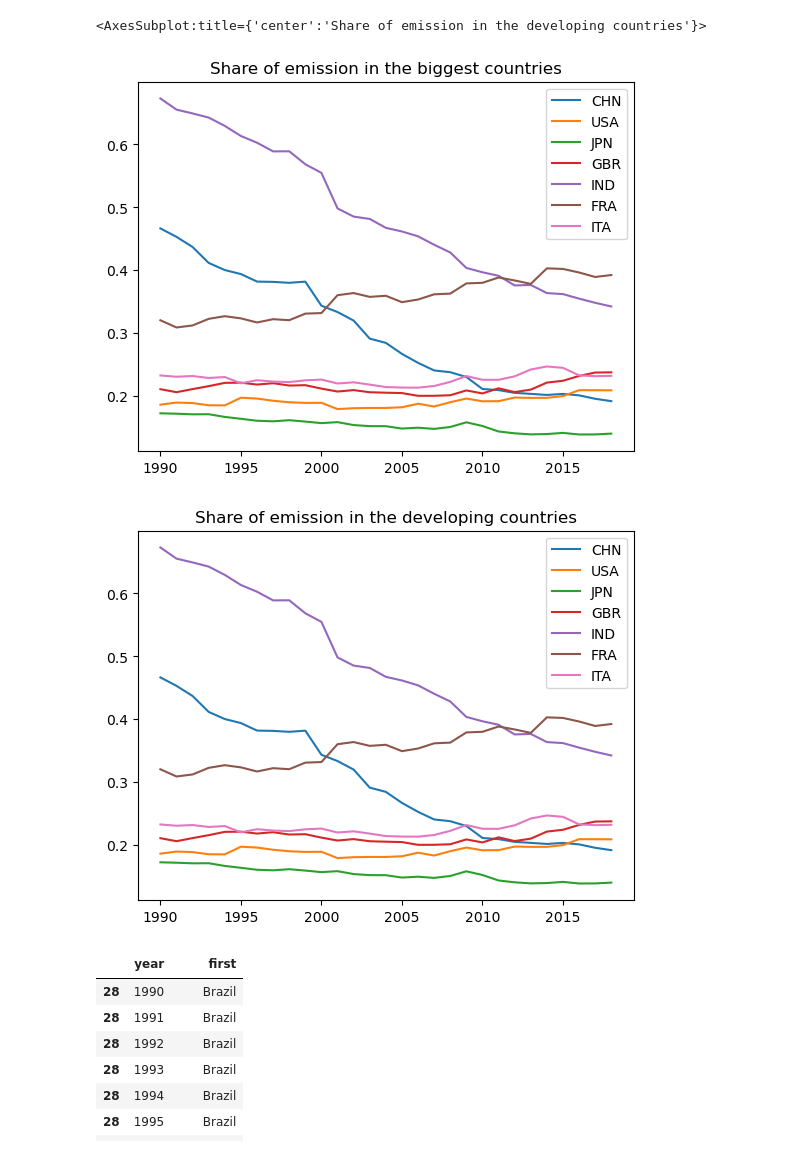
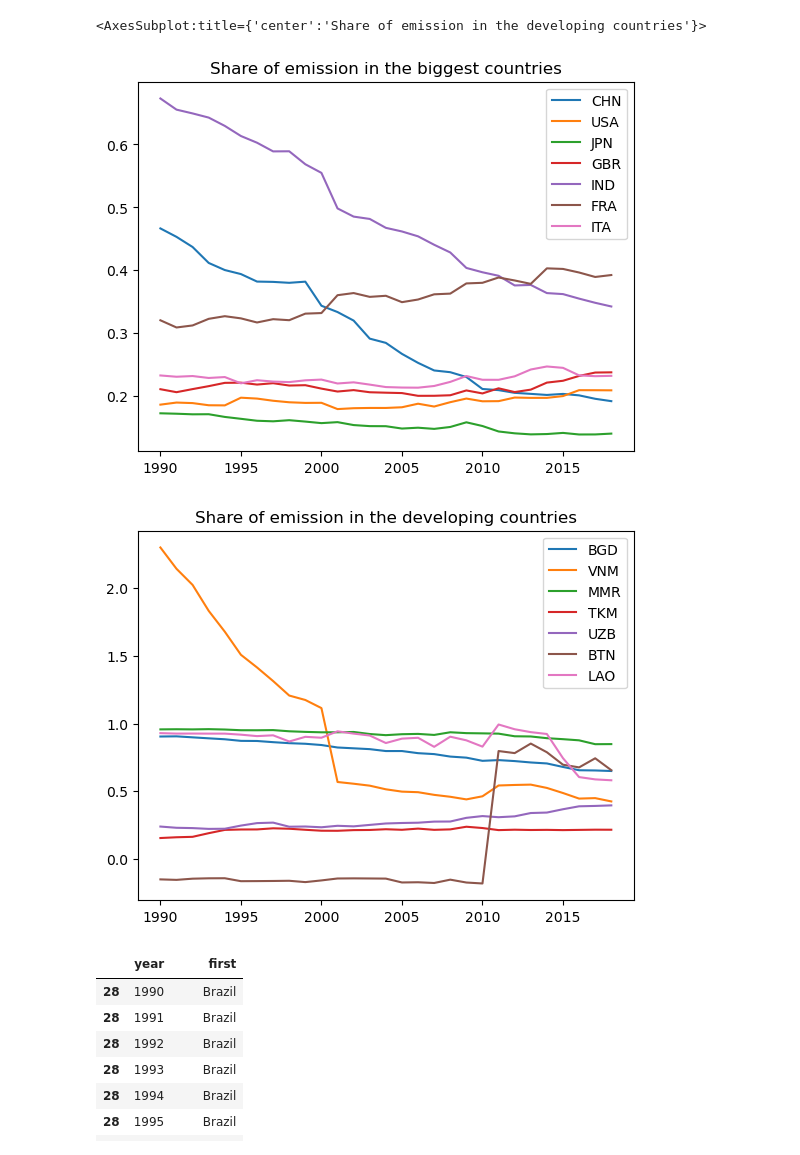
Before and after one commit to RichardMEN11/tou-orientation-challenge, a Jupyter notebook: edgar.ipynb, the cells around one changed output. Drawn from its saved outputs; the diff is of its cells as text; code cells hidden in the pictures.

```diff
--- a/edgar.ipynb
+++ b/edgar.ipynb
@@ -9,35 +9,35 @@ developing_economies = ['BGD', 'VNM', 'MMR', 'TKM', 'UZB', 'BTN', 'LAO']
 def getPlotData(code):
    tmp_data = df[df['Country_code_A3'] == code]
    changed_axis = tmp_data.swapaxes("index", "columns")
    return changed_axis[tmp_data.index.to_list()[0]]
 
 data_frame = {}
 developing_economies_frame = {}
 
 for economie in biggest_economies:
     data = getPlotData(economie)
     data_frame[economie] = data
 
-for economie in biggest_economies:
+for economie in developing_economies:
     data = getPlotData(economie)
     developing_economies_frame[economie] = data
 
 
 x = ['1990', '1991', '1992', '1993', '1994', '1995',
        '1996', '1997', '1998', '1999', '2000', '2001', '2002', '2003', '2004',
        '2005', '2006', '2007', '2008', '2009', '2010', '2011', '2012', '2013',
        '2014', '2015', '2016', '2017', '2018']
 
 
 data = pd.DataFrame(data_frame, index=x)
 data_developing = pd.DataFrame(developing_economies_frame, index=x)
 
 data.plot(title="Share of emission in the biggest countries")
 data_developing.plot(title="Share of emission in the developing countries")
 # %% [output]
 <AxesSubplot:title={'center':'Share of emission in the developing countries'}>
 [figure]
-[figure, old version]
+[figure, new version]
 # %%
 smallest_submission_per_year = {
        'year': years,
```
